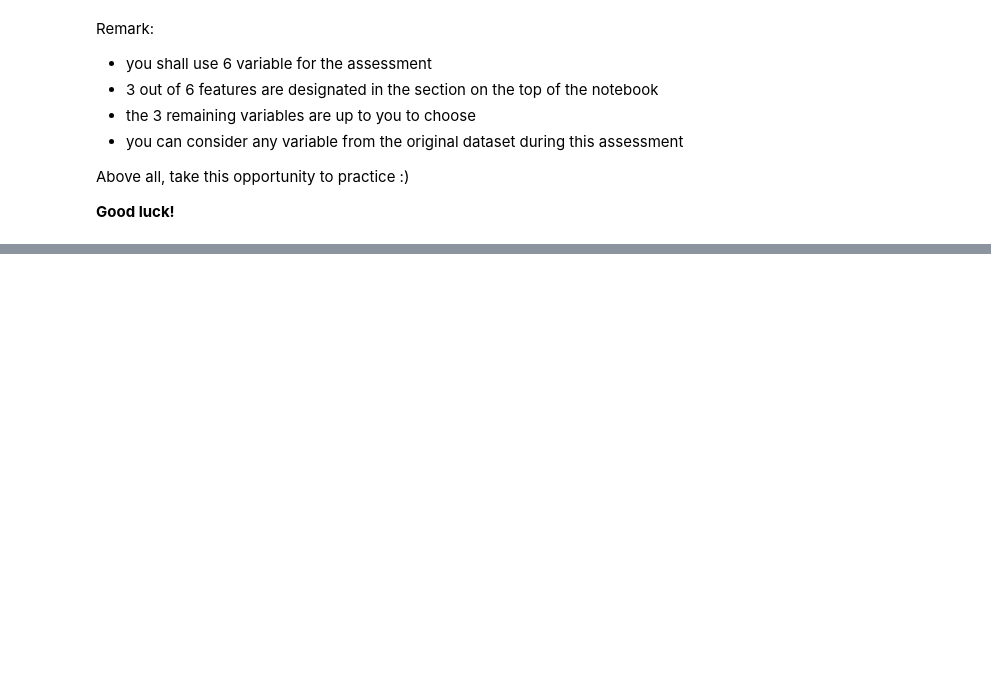
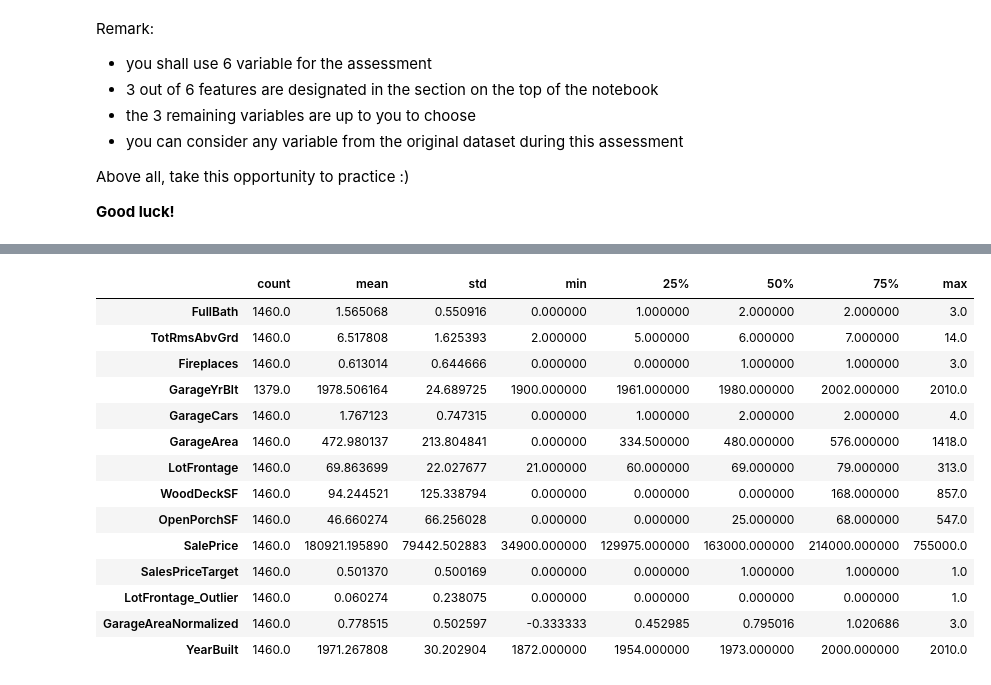
Before and after one commit to pereiranuno/preprocessingdatapt1, a Jupyter notebook: MPPD_project.ipynb, the cells around one changed output, grey strips where cells are left out. Cells and saved outputs as stored; diff of their text form; code cells hidden in the pictures; blank space fills up the shorter version.

```diff
--- a/MPPD_project.ipynb
+++ b/MPPD_project.ipynb
@@ -459,0 +462,2 @@ Above all, take this opportunity to practice :)
+# %%
+df2 = pd.read_csv('data/house_prices_final_project.csv')
@@ -459,0 +466,3 @@ Above all, take this opportunity to practice :)
+# %%
+columns_list.extend(['YearBuilt', 'MasVnrType'])
+columns_list
@@ -459,0 +484,5 @@ Above all, take this opportunity to practice :)
+# %%
+# Criar um DataFrame com o subconjunto de colunas necessárias
+df_subsetpt2 = df2[columns_list]
+# %%
+df_subset[['YearBuilt', 'MasVnrType']] = df_subsetpt2[['YearBuilt', 'MasVnrType']].copy()
@@ -459,0 +534,18 @@ Above all, take this opportunity to practice :)
+# %%
+df_subset.describe().T
+# %% [output]
+|  | count | mean | std | min | 25% | 50% | 75% | max |
+| FullBath | 1460.0 | 1.565068 | 0.550916 | 0.000000 | 1.000000 | 2.000000 | 2.000000 | 3.0 |
+| TotRmsAbvGrd | 1460.0 | 6.517808 | 1.625393 | 2.000000 | 5.000000 | 6.000000 | 7.000000 | 14.0 |
+| Fireplaces | 1460.0 | 0.613014 | 0.644666 | 0.000000 | 0.000000 | 1.000000 | 1.000000 | 3.0 |
+| GarageYrBlt | 1379.0 | 1978.506164 | 24.689725 | 1900.000000 | 1961.000000 | 1980.000000 | 2002.000000 | 2010.0 |
+| GarageCars | 1460.0 | 1.767123 | 0.747315 | 0.000000 | 1.000000 | 2.000000 | 2.000000 | 4.0 |
+| GarageArea | 1460.0 | 472.980137 | 213.804841 | 0.000000 | 334.500000 | 480.000000 | 576.000000 | 1418.0 |
+| LotFrontage | 1460.0 | 69.863699 | 22.027677 | 21.000000 | 60.000000 | 69.000000 | 79.000000 | 313.0 |
+| WoodDeckSF | 1460.0 | 94.244521 | 125.338794 | 0.000000 | 0.000000 | 0.000000 | 168.000000 | 857.0 |
+| OpenPorchSF | 1460.0 | 46.660274 | 66.256028 | 0.000000 | 0.000000 | 25.000000 | 68.000000 | 547.0 |
+| SalePrice | 1460.0 | 180921.195890 | 79442.502883 | 34900.000000 | 129975.000000 | 163000.000000 | 214000.000000 | 755000.0 |
+| SalesPriceTarget | 1460.0 | 0.501370 | 0.500169 | 0.000000 | 0.000000 | 1.000000 | 1.000000 | 1.0 |
+| LotFrontage_Outlier | 1460.0 | 0.060274 | 0.238075 | 0.000000 | 0.000000 | 0.000000 | 0.000000 | 1.0 |
+| GarageAreaNormalized | 1460.0 | 0.778515 | 0.502597 | -0.333333 | 0.452985 | 0.795016 | 1.020686 | 3.0 |
+| YearBuilt | 1460.0 | 1971.267808 | 30.202904 | 1872.000000 | 1954.000000 | 1973.000000 | 2000.000000 | 2010.0 |
```
Also changed, not shown: parts of 11 cells of this notebook.
